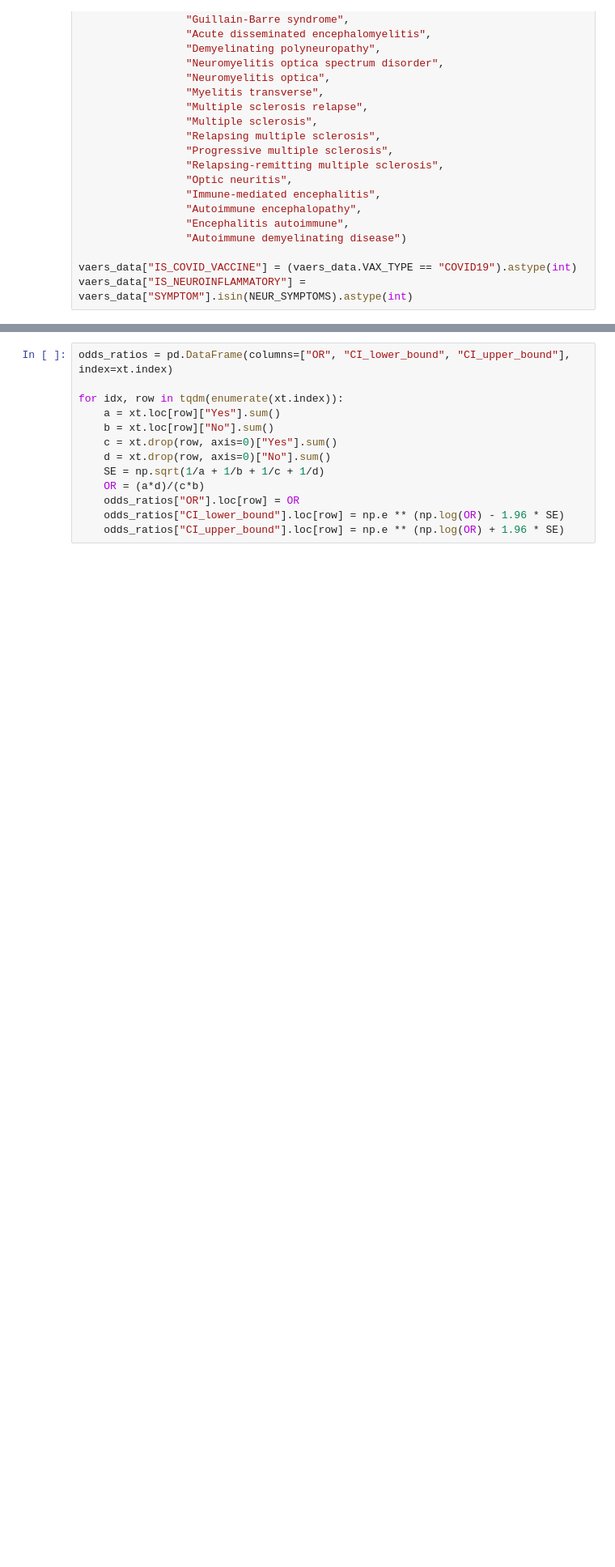
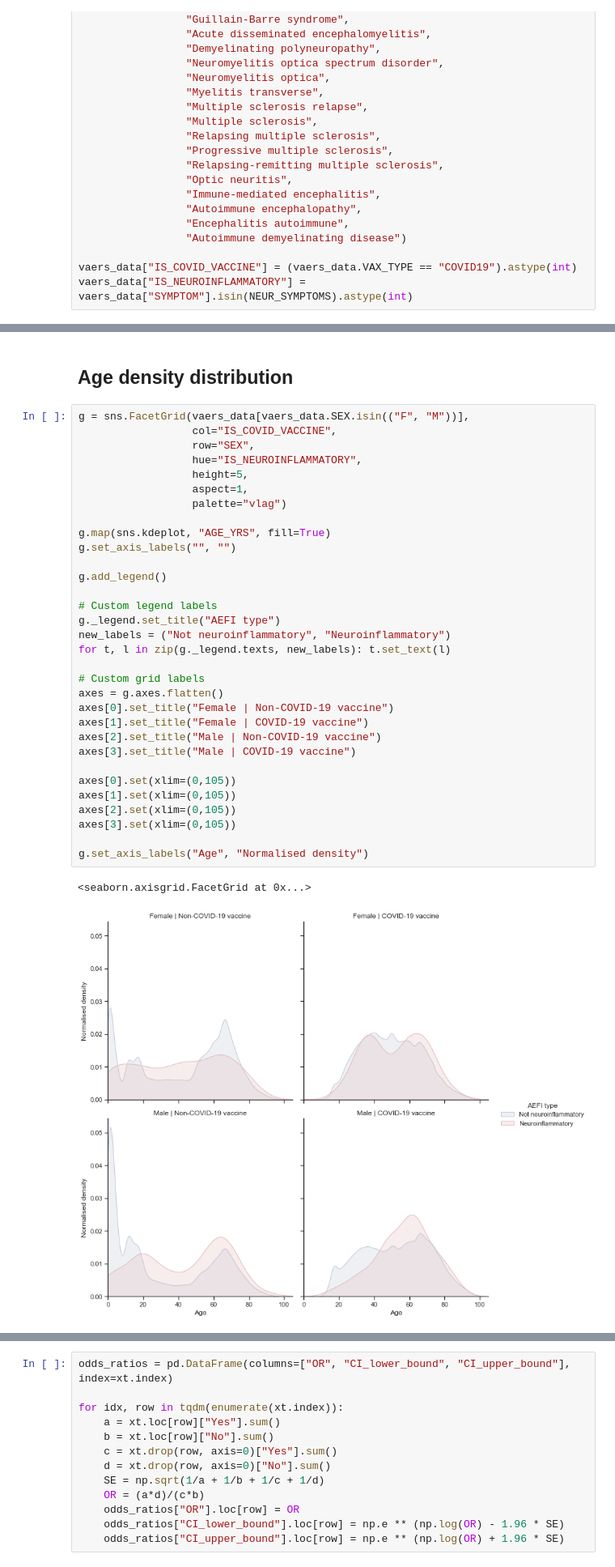
Before and after one commit to chrisvoncsefalvay/covid19-neuroautoimmune-aefis, a Jupyter notebook: COVID vaccination and neuroinflammatory disorders.ipynb, the cells around one changed output, grey strips where cells are left out. Shown: that part at 81% size. Drawn from its saved outputs; the diff is of its cells as text; blank space fills up the shorter version.

```diff
--- a/COVID vaccination and neuroinflammatory disorders.ipynb
+++ b/COVID vaccination and neuroinflammatory disorders.ipynb
@@ -52,0 +54,37 @@ vaers_data["IS_NEUROINFLAMMATORY"] = vaers_data["SYMPTOM"].isin(NEUR_SYMPTOMS).a
+# %% [markdown]
+## Age density distribution
+# %%
+g = sns.FacetGrid(vaers_data[vaers_data.SEX.isin(("F", "M"))],
+                  col="IS_COVID_VACCINE",
+                  row="SEX",
+                  hue="IS_NEUROINFLAMMATORY",
+                  height=5,
+                  aspect=1,
+                  palette="vlag")
+
+g.map(sns.kdeplot, "AGE_YRS", fill=True)
+g.set_axis_labels("", "")
+
+g.add_legend()
+
+# Custom legend labels
+g._legend.set_title("AEFI type")
+new_labels = ("Not neuroinflammatory", "Neuroinflammatory")
+for t, l in zip(g._legend.texts, new_labels): t.set_text(l)
+
+# Custom grid labels
+axes = g.axes.flatten()
+axes[0].set_title("Female | Non-COVID-19 vaccine")
+axes[1].set_title("Female | COVID-19 vaccine")
+axes[2].set_title("Male | Non-COVID-19 vaccine")
+axes[3].set_title("Male | COVID-19 vaccine")
+
+axes[0].set(xlim=(0,105))
+axes[1].set(xlim=(0,105))
+axes[2].set(xlim=(0,105))
+axes[3].set(xlim=(0,105))
+
+g.set_axis_labels("Age", "Normalised density")
+# %% [output]
+<seaborn.axisgrid.FacetGrid at 0x...>
+[figure, added]
```
Also changed, not shown: parts of 22 cells of this notebook.
